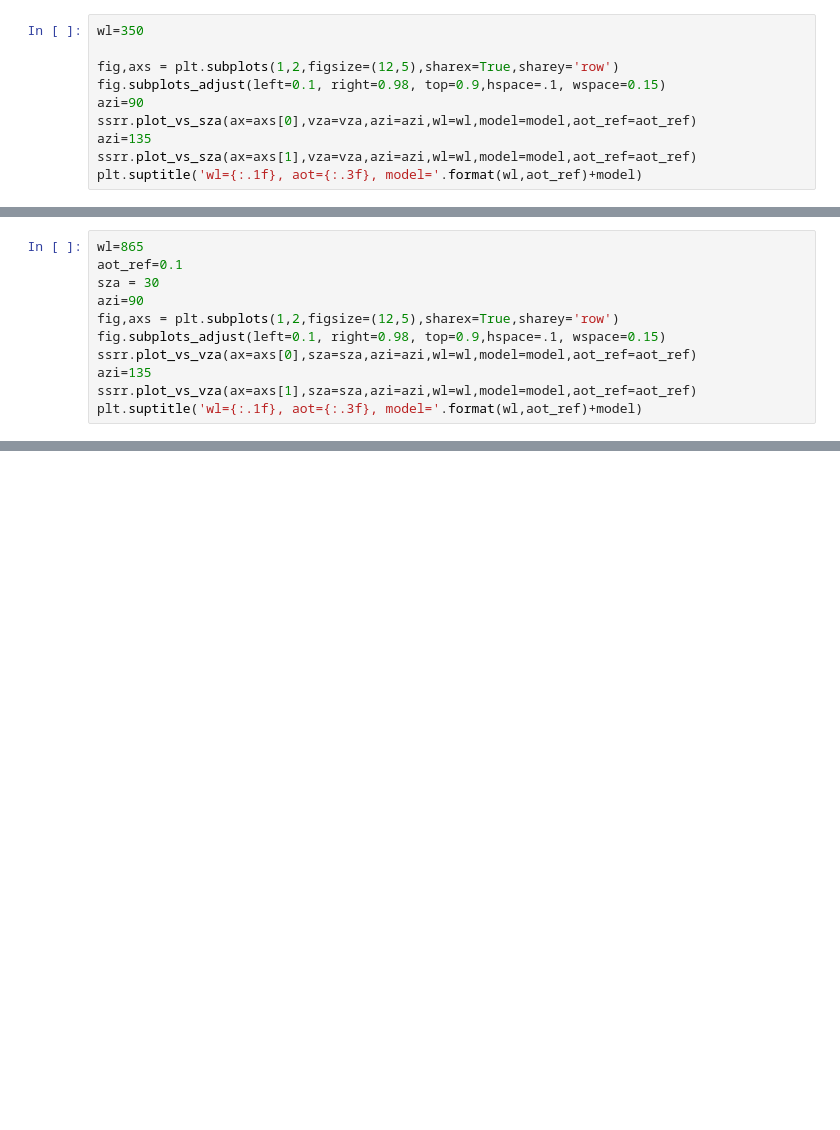
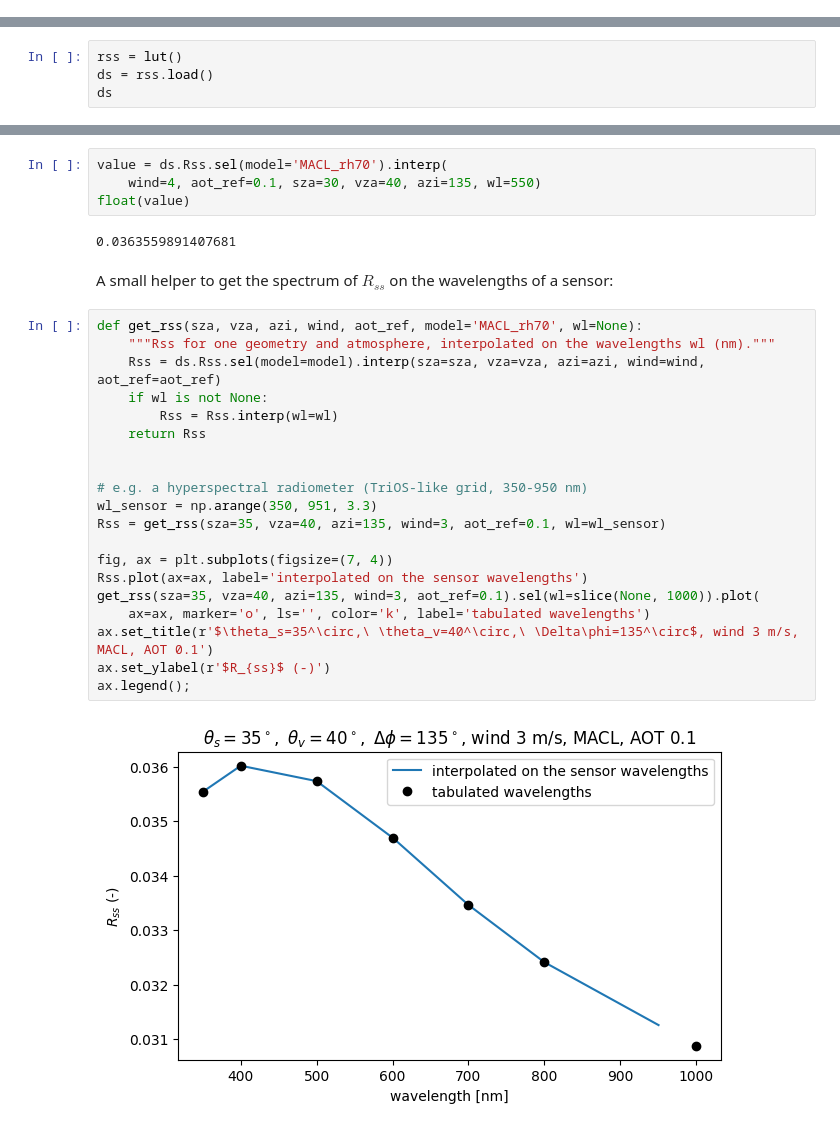
Before and after one commit to Tristanovsk/surface_sky_radiance_ratio, a Jupyter notebook: notebook/basic_visualization.ipynb, the cells around one changed output, grey strips where cells are left out. Saved outputs shown, nothing was run; the diff lists cells and outputs as text; blank space fills up the shorter version.

```diff
--- a/notebook/basic_visualization.ipynb
+++ b/notebook/basic_visualization.ipynb
@@ -120,10 +0,0 @@ Text(0.5, 0.98, 'wl=850.0, aot=0.200, model=MACL_rh70')
-# %%
-wl=350
-
-fig,axs = plt.subplots(1,2,figsize=(12,5),sharex=True,sharey='row')
-fig.subplots_adjust(left=0.1, right=0.98, top=0.9,hspace=.1, wspace=0.15)
-azi=90
-ssrr.plot_vs_sza(ax=axs[0],vza=vza,azi=azi,wl=wl,model=model,aot_ref=aot_ref)
-azi=135
-ssrr.plot_vs_sza(ax=axs[1],vza=vza,azi=azi,wl=wl,model=model,aot_ref=aot_ref)
-plt.suptitle('wl={:.1f}, aot={:.3f}, model='.format(wl,aot_ref)+model)
@@ -133,11 +0,0 @@ Text(0.5, 0.98, 'wl=350.0, aot=0.200, model=MACL_rh70')
-# %%
-wl=865
-aot_ref=0.1
-sza = 30
-azi=90
-fig,axs = plt.subplots(1,2,figsize=(12,5),sharex=True,sharey='row')
-fig.subplots_adjust(left=0.1, right=0.98, top=0.9,hspace=.1, wspace=0.15)
-ssrr.plot_vs_vza(ax=axs[0],sza=sza,azi=azi,wl=wl,model=model,aot_ref=aot_ref)
-azi=135
-ssrr.plot_vs_vza(ax=axs[1],sza=sza,azi=azi,wl=wl,model=model,aot_ref=aot_ref)
-plt.suptitle('wl={:.1f}, aot={:.3f}, model='.format(wl,aot_ref)+model)
@@ -146,0 +29,4 @@ Text(0.5, 0.98, 'wl=865.0, aot=0.100, model=MACL_rh70')
+# %%
+rss = lut()
+ds = rss.load()
+ds
@@ -146,0 +74,30 @@ Text(0.5, 0.98, 'wl=865.0, aot=0.100, model=MACL_rh70')
+# %%
+value = ds.Rss.sel(model='MACL_rh70').interp(
+    wind=4, aot_ref=0.1, sza=30, vza=40, azi=135, wl=550)
+float(value)
+# %% [output]
+0.0363559891407681
+# %% [markdown]
+A small helper to get the spectrum of $R_{ss}$ on the wavelengths of a sensor:
+# %%
+def get_rss(sza, vza, azi, wind, aot_ref, model='MACL_rh70', wl=None):
+    """Rss for one geometry and atmosphere, interpolated on the wavelengths wl (nm)."""
+    Rss = ds.Rss.sel(model=model).interp(sza=sza, vza=vza, azi=azi, wind=wind, aot_ref=aot_ref)
+    if wl is not None:
+        Rss = Rss.interp(wl=wl)
+    return Rss
+
+
+# e.g. a hyperspectral radiometer (TriOS-like grid, 350-950 nm)
+wl_sensor = np.arange(350, 951, 3.3)
+Rss = get_rss(sza=35, vza=40, azi=135, wind=3, aot_ref=0.1, wl=wl_sensor)
+
+fig, ax = plt.subplots(figsize=(7, 4))
+Rss.plot(ax=ax, label='interpolated on the sensor wavelengths')
+get_rss(sza=35, vza=40, azi=135, wind=3, aot_ref=0.1).sel(wl=slice(None, 1000)).plot(
+    ax=ax, marker='o', ls='', color='k', label='tabulated wavelengths')
+ax.set_title(r'$\theta_s=35^\circ,\ \theta_v=40^\circ,\ \Delta\phi=135^\circ$, wind 3 m/s, MACL, AOT 0.1')
+ax.set_ylabel(r'$R_{ss}$ (-)')
+ax.legend();
+# %% [output]
+[figure, added]
```
Also changed, not shown: parts of 34 cells of this notebook, 41 other files.
